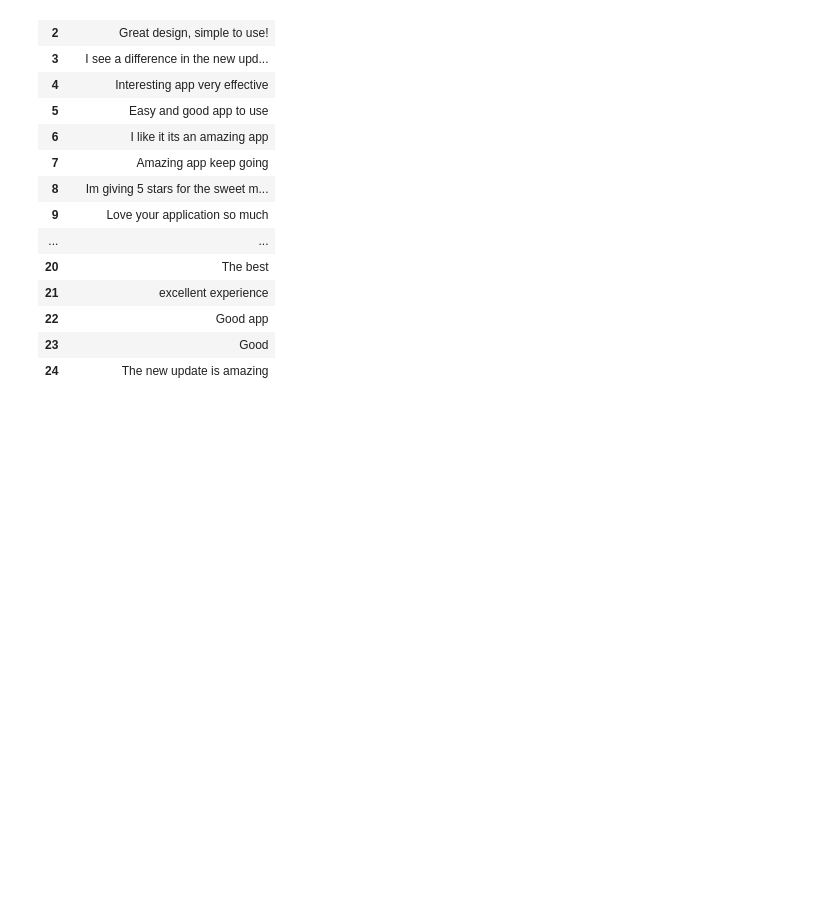
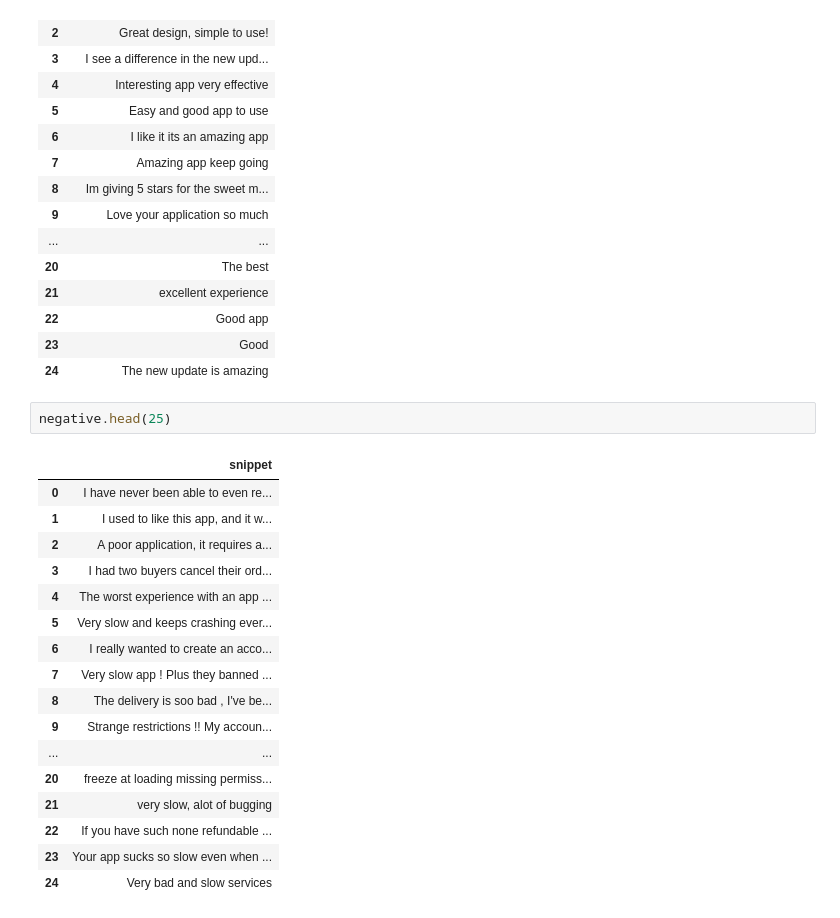
Before and after one commit to shamss778/Sentiment-Analysis-On-Dabchy-Reviews, a Jupyter notebook: Data_Augmentation.ipynb, the cells around one changed output. Cells and saved outputs as stored; diff of their text form; blank space fills up the shorter version.

```diff
--- a/Data_Augmentation.ipynb
+++ b/Data_Augmentation.ipynb
@@ -478,3 +478,23 @@ positive.head(25)
 | 22 | Good app |
 | 23 | Good |
 | 24 | The new update is amazing |
+# %%
+negative.head(25)
+# %% [output]
+|  | snippet |
+| 0 | I have never been able to even re... |
+| 1 | I used to like this app, and it w... |
+| 2 | A poor application, it requires a... |
+| 3 | I had two buyers cancel their ord... |
+| 4 | The worst experience with an app ... |
+| 5 | Very slow and keeps crashing ever... |
+| 6 | I really wanted to create an acco... |
+| 7 | Very slow app ! Plus they banned ... |
+| 8 | The delivery is soo bad , I've be... |
+| 9 | Strange restrictions !! My accoun... |
+| ... | ... |
+| 20 | freeze at loading missing permiss... |
+| 21 | very slow, alot of bugging |
+| 22 | If you have such none refundable ... |
+| 23 | Your app sucks so slow even when ... |
+| 24 | Very bad and slow services |
```
Also changed, not shown: parts of 15 cells of this notebook, 4 other files.
